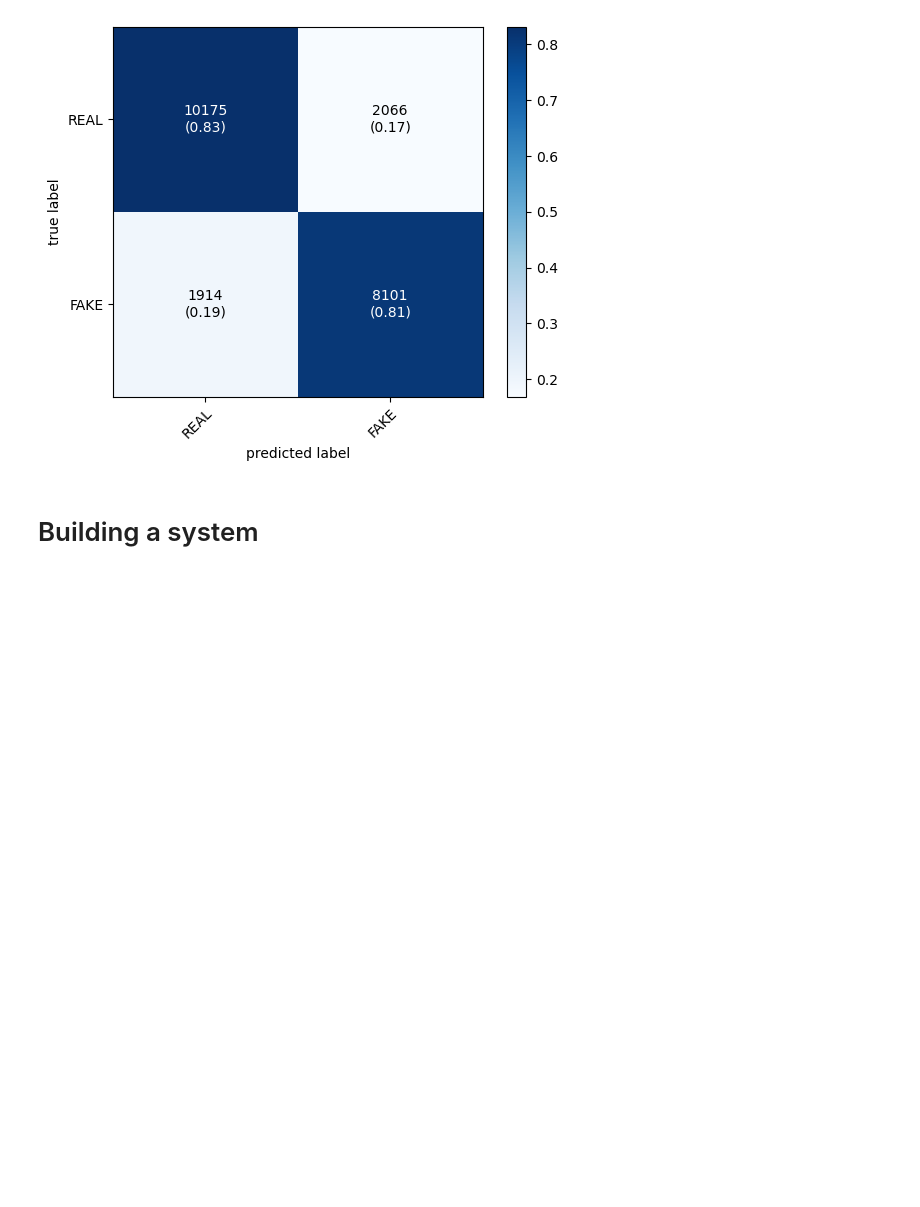
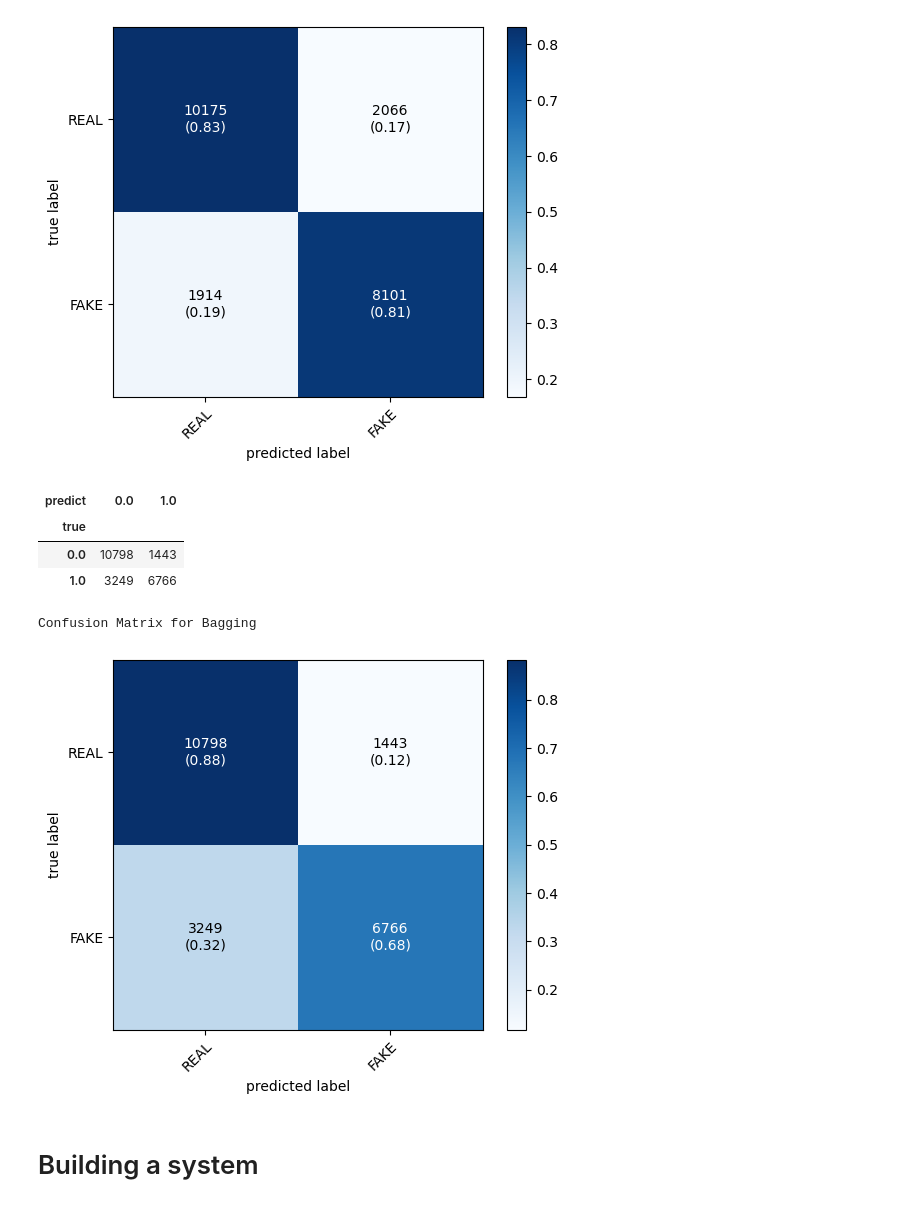
Before and after one commit to ElisaHofmann/fakenews, a Jupyter notebook: FakeNews_report2_ELISA_2023-06-06.ipynb, the cells around one changed output. Saved outputs shown, nothing was run; the diff lists cells and outputs as text; code cells hidden in the pictures; blank space fills up the shorter version.

```diff
--- a/FakeNews_report2_ELISA_2023-06-06.ipynb
+++ b/FakeNews_report2_ELISA_2023-06-06.ipynb
@@ -1254,4 +1299,4 @@ print("Bagging vect classification report:\n ", classification_report (Y_test, y
 # %%
 # create confusion matrix
-cf_matrix_bag_vect = confusion_matrix(Y_test, y_pred_bag_vect)
-print(cf_matrix_bag_vect)
+# cf_matrix_bag_vect = confusion_matrix(Y_test, y_pred_bag_vect)
+# print(cf_matrix_bag_vect)
@@ -1588,0 +1719,20 @@ Confusion Matrix for Passive Aggressive
+# %%
+pd.crosstab(Y_test, y_pred_bag_vect, rownames=["true"], colnames=["predict"])
+# %% [output]
+| predict | 0.0 | 1.0 |
+| true |  |  |
+| 0.0 | 10798 | 1443 |
+| 1.0 | 3249 | 6766 |
+# %%
+from mlxtend.plotting import plot_confusion_matrix
+
+print("Confusion Matrix for Bagging")
+plot_confusion_matrix(conf_mat = cf_matrix_bag_vect,
+                      show_absolute=True,
+                      show_normed=True,
+                      colorbar=True,
+                      class_names=['REAL','FAKE'])
+plt.show();
+# %% [output]
+Confusion Matrix for Bagging
+[figure, added]
```
Also changed, not shown: parts of 82 cells of this notebook.
